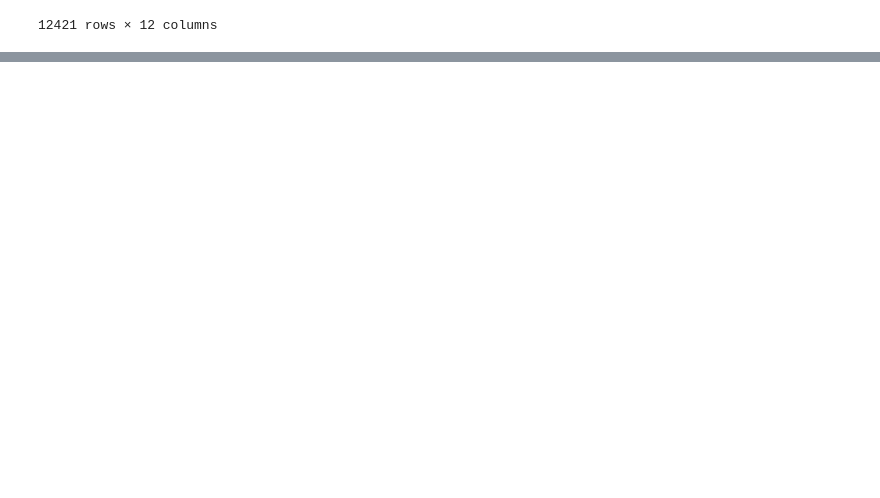
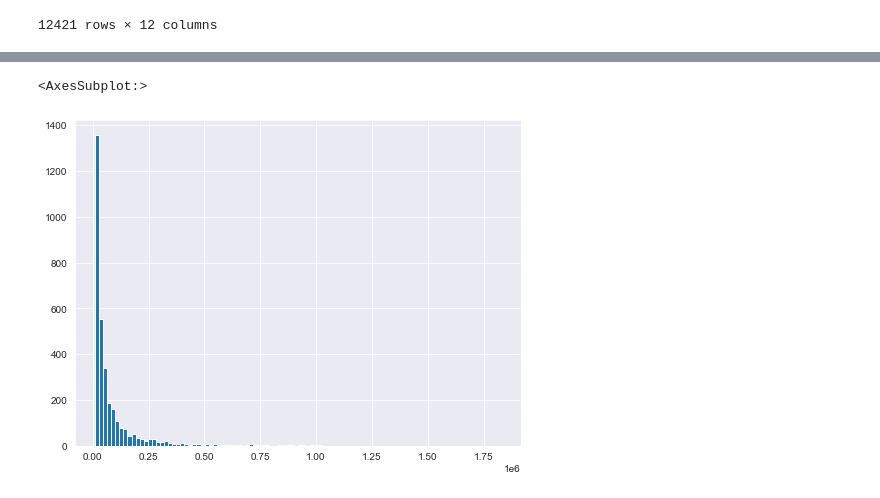
Before and after one commit to 3065923/Anime-Recommender, a Jupyter notebook: anime_clean.ipynb, the cells around one changed output, grey strips where cells are left out. Saved outputs shown, nothing was run; the diff lists cells and outputs as text; code cells hidden in the pictures; blank space fills up the shorter version.

```diff
--- a/anime_clean.ipynb
+++ b/anime_clean.ipynb
@@ -282,0 +310,5 @@ ratings_anime_df
+# %%
+# removing any show with a total rating count lower than 10,000
+ratings_anime_df.drop(ratings_anime_df[ratings_anime_df['Number of Ratings'] < 10000].index, inplace=True)
+# sorting ascending to check df
+ratings_anime_df.sort_values(by= ['Number of Ratings'], ascending= True)
@@ -282,0 +331,9 @@ ratings_anime_df
+# %%
+# observing scale/skew of data
+sns.set_style('dark')
+
+plt.figure(figsize=(8,6))
+ratings_anime_df['Number of Ratings'].hist(bins=100)
+# %% [output]
+<AxesSubplot:>
+[figure, added]
```
Also changed, not shown: parts of 14 cells of this notebook.
